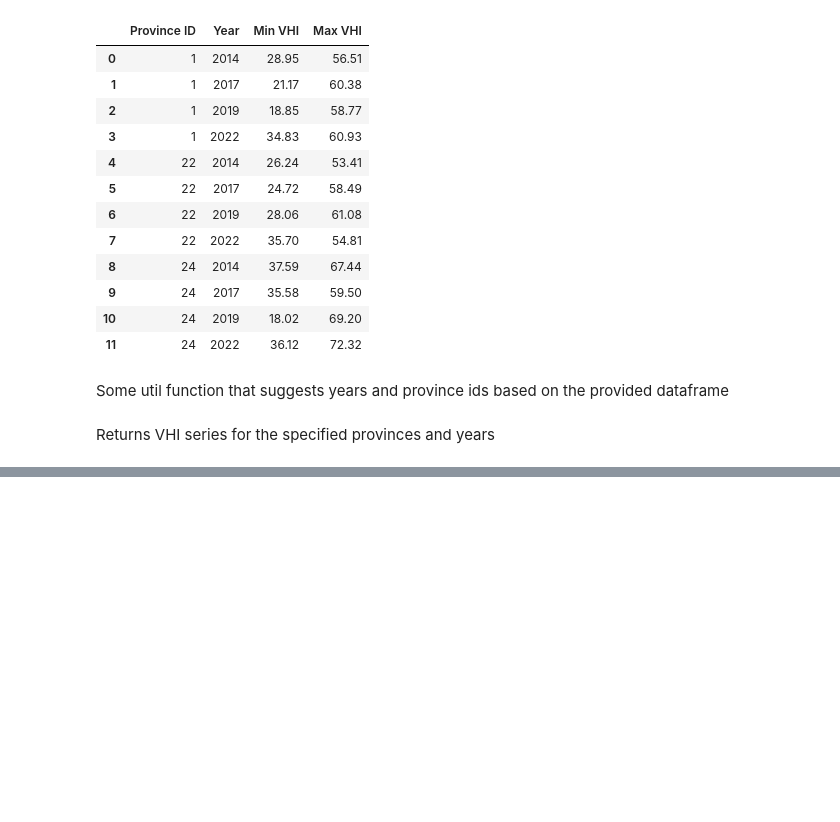
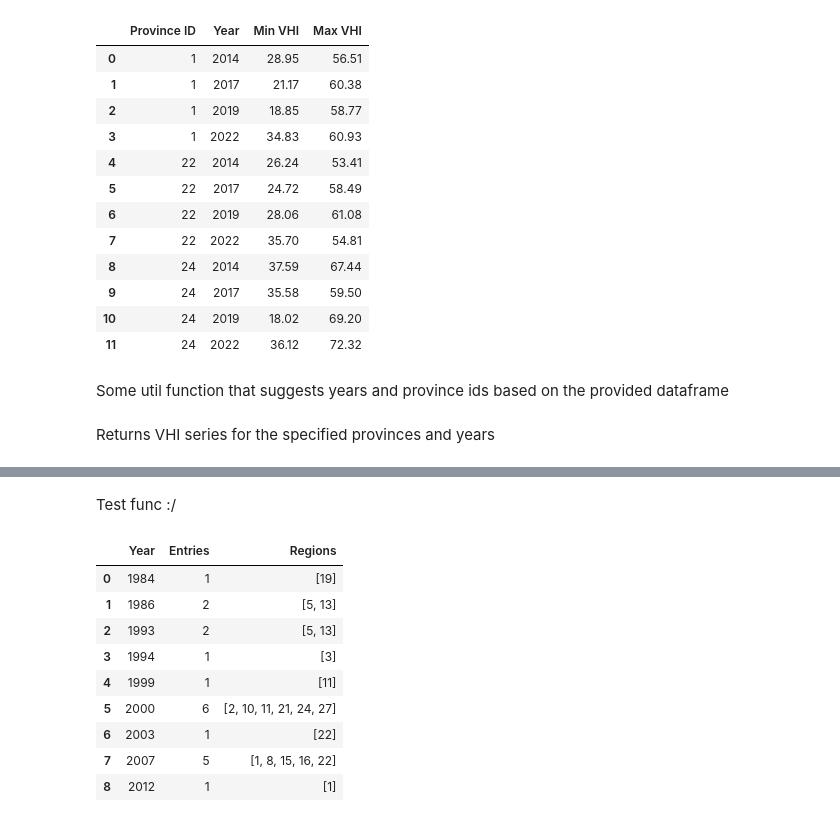
Before and after one commit to looomenn/uni-labs, a Jupyter notebook: y24s04/dpat/lab02/src/main.ipynb, the cells around one changed output, grey strips where cells are left out. Cells and saved outputs as stored; diff of their text form; code cells hidden in the pictures; blank space fills up the shorter version.

```diff
--- a/y24s04/dpat/lab02/src/main.ipynb
+++ b/y24s04/dpat/lab02/src/main.ipynb
@@ -548,0 +558,31 @@ analyse(df, 20, 10)
+# %%
+def get_droughts_count(dataframe, vhi_min, vhi_max, percentage) -> pd.DataFrame:
+
+    num_provinces_affected = round((percentage / 100) * len(df['PID'].unique()))
+
+    droughts = dataframe[(dataframe['VHI'] >= vhi_min) & (dataframe['VHI'] <= vhi_max)]
+
+    yearly_droughts = droughts.groupby(['Year', 'PID']).size().reset_index(name='count')
+
+    years_with_extreme_droughts = yearly_droughts.groupby('Year')['PID'].agg(['count', list]).reset_index()
+
+    years_affected = years_with_extreme_droughts[years_with_extreme_droughts['count'] >= num_provinces_affected]
+
+    years_affected.columns = ['Year', 'Entries', 'Regions']
+
+    return years_affected.reset_index(drop=True)
+# %% [markdown]
+Test func :/
+# %%
+get_droughts_count(df, 0, 15, 5)
+# %% [output]
+|  | Year | Entries | Regions |
+| 0 | 1984 | 1 | [19] |
+| 1 | 1986 | 2 | [5, 13] |
+| 2 | 1993 | 2 | [5, 13] |
+| 3 | 1994 | 1 | [3] |
+| 4 | 1999 | 1 | [11] |
+| 5 | 2000 | 6 | [2, 10, 11, 21, 24, 27] |
+| 6 | 2003 | 1 | [22] |
+| 7 | 2007 | 5 | [1, 8, 15, 16, 22] |
+| 8 | 2012 | 1 | [1] |
```
Also changed, not shown: parts of 10 cells of this notebook, 1 other file.
